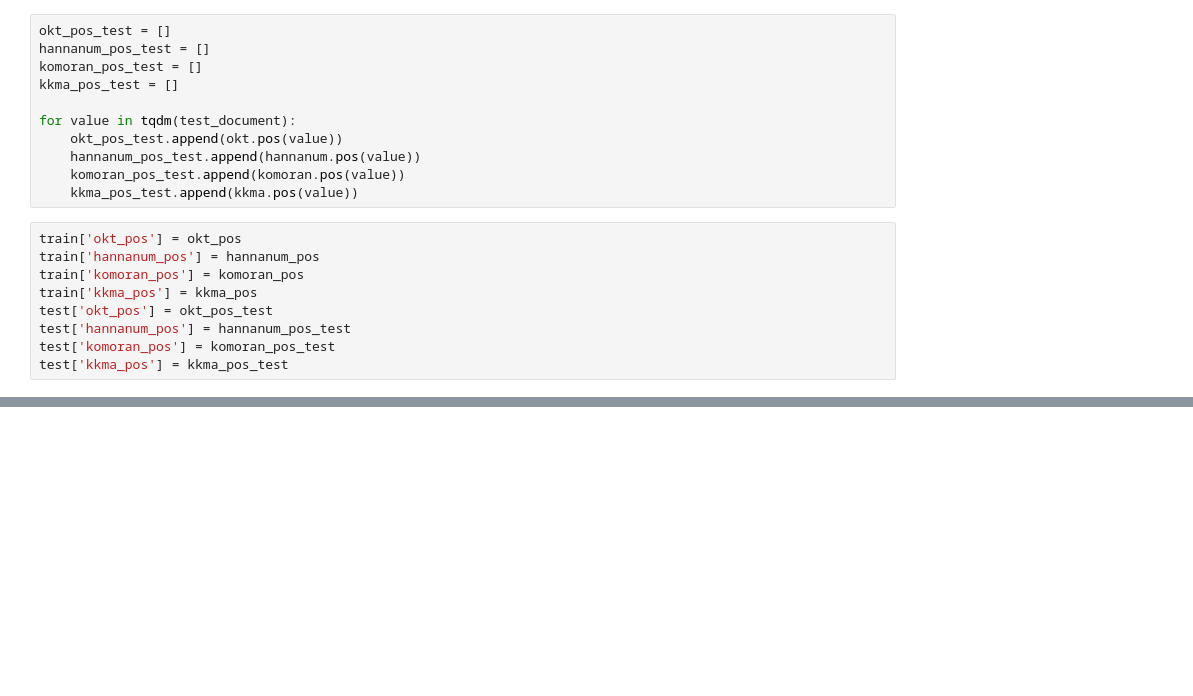
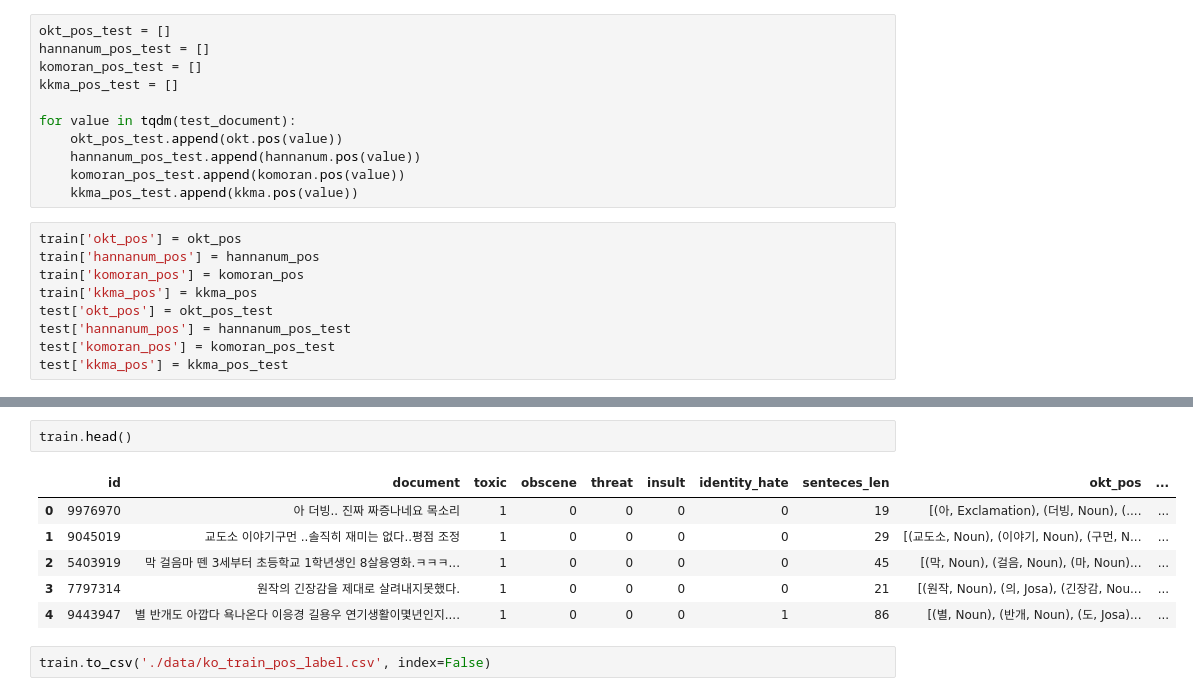
Before and after one commit to yong-again/Sentiment, a Jupyter notebook: temp.ipynb, the cells around one changed output, grey strips where cells are left out. Cells and saved outputs as stored; diff of their text form; blank space fills up the shorter version.

```diff
--- a/temp.ipynb
+++ b/temp.ipynb
@@ -358,0 +343,11 @@ test
+# %%
+train.head()
+# %% [output]
+|  | id | document | toxic | obscene | threat | insult | identity_hate | senteces_len | okt_pos | ... |
+| 0 | 9976970 | 아 더빙.. 진짜 짜증나네요 목소리 | 1 | 0 | 0 | 0 | 0 | 19 | [(아, Exclamation), (더빙, Noun), (.... | ... |
+| 1 | 9045019 | 교도소 이야기구먼 ..솔직히 재미는 없다..평점 조정 | 1 | 0 | 0 | 0 | 0 | 29 | [(교도소, Noun), (이야기, Noun), (구먼, N... | ... |
+| 2 | 5403919 | 막 걸음마 뗀 3세부터 초등학교 1학년생인 8살용영화.ㅋㅋㅋ... | 1 | 0 | 0 | 0 | 0 | 45 | [(막, Noun), (걸음, Noun), (마, Noun)... | ... |
+| 3 | 7797314 | 원작의 긴장감을 제대로 살려내지못했다. | 1 | 0 | 0 | 0 | 0 | 21 | [(원작, Noun), (의, Josa), (긴장감, Nou... | ... |
+| 4 | 9443947 | 별 반개도 아깝다 욕나온다 이응경 길용우 연기생활이몇년인지.... | 1 | 0 | 0 | 0 | 1 | 86 | [(별, Noun), (반개, Noun), (도, Josa)... | ... |
+# %%
+train.to_csv('./data/ko_train_pos_label.csv', index=False)
```
Also changed, not shown: parts of 11 cells of this notebook, 1 other file.
